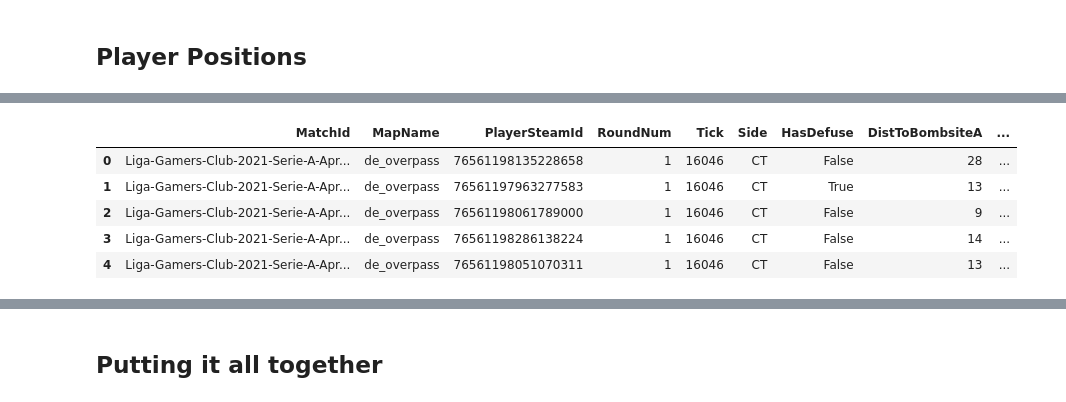
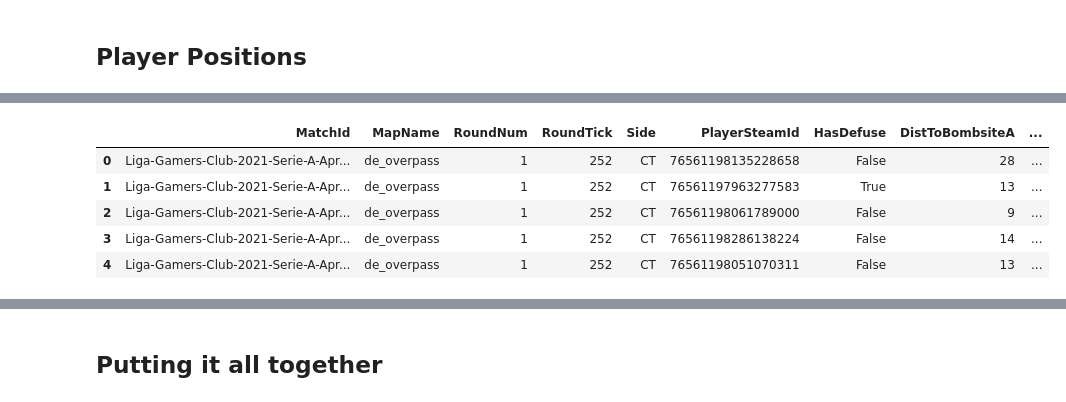
Before and after one commit to cameronshinn/csgo-wpc-rating, a Jupyter notebook: create_game_states.ipynb, the cells around one changed output, grey strips where cells are left out. Drawn from its saved outputs; the diff is of its cells as text; code cells hidden in the pictures.

```diff
--- a/create_game_states.ipynb
+++ b/create_game_states.ipynb
@@ -1,11 +1,10 @@
 # %%
 import pandas as pd
 
-damages_df = pd.read_csv('toy_dataset/Damages.csv', index_col=0)
-player_frames_df = pd.read_csv('toy_dataset/PlayerFrames.csv', index_col=0)
-bomb_events_df = pd.read_csv('toy_dataset/BombEvents.csv', index_col=0)
-rounds_df = pd.read_csv('toy_dataset/Rounds.csv', index_col=0)
-kills_df = pd.read_csv('toy_dataset/Kills.csv', index_col=0)
+damages_df = pd.read_csv('scrape_parse/Damages.csv', index_col=0)
+bomb_events_df = pd.read_csv('scrape_parse/BombEvents.csv', index_col=0)
+rounds_df = pd.read_csv('scrape_parse/Rounds.csv', index_col=0)
+kills_df = pd.read_csv('scrape_parse/Kills.csv', index_col=0)
 # %%
 rounds_df.head()
 # %% [output]
@@ -26,7 +25,8 @@ def keep_in_round_time(df):
     # df needs to have "MatchId", "MapName", "RoundNum" columns
     merged_df = df.merge(rounds_df[['MatchId', 'MapName', 'RoundNum', 'FreezeTimeEnd', 'EndTick']], how='left', on=['MatchId', 'MapName', 'RoundNum'], validate='many_to_one')
     merged_dropped_df = merged_df[(merged_df.Tick > merged_df.FreezeTimeEnd) & (merged_df.Tick <= merged_df.EndTick)]
-    return merged_dropped_df.drop(['FreezeTimeEnd', 'EndTick'], axis=1)
+    merged_dropped_df.insert(3, 'RoundTick', merged_dropped_df.Tick - merged_dropped_df.FreezeTimeEnd)
+    return merged_dropped_df.drop(['Tick', 'FreezeTimeEnd', 'EndTick'], axis=1)
 # %%
 # m_bomb_events_df = bomb_events_df.merge(rounds_df[['MatchId', 'MapName', 'RoundNum', 'FreezeTimeEnd', 'EndTick']], how='left', on=['MatchId', 'MapName', 'RoundNum'], validate='many_to_one')
 # m_bomb_events_df[(m_bomb_events_df.Tick <= m_bomb_events_df.FreezeTimeEnd) | (m_bomb_events_df.Tick > m_bomb_events_df.EndTick)]
@@ -172,13 +176,14 @@ player_frames_df.head()
 # %%
-player_frames_df = player_frames_df[['MatchId', 'MapName', 'PlayerSteamId', 'RoundNum', 'Tick', 'Side', 'HasDefuse', 'DistToBombsiteA', 'DistToBombsiteB']]
+player_frames_df = pd.read_csv('scrape_parse/PlayerFrames.csv', index_col=0, usecols=['MatchId', 'MapName', 'PlayerSteamId', 'RoundNum', 'Tick', 'Side', 'HasDefuse', 'DistToBombsiteA', 'DistToBombsiteB'])
+player_frames_df = keep_in_round_time(player_frames_df)
 player_frames_df.head()
 # %% [output]
-|  | MatchId | MapName | PlayerSteamId | RoundNum | Tick | Side | HasDefuse | DistToBombsiteA | ... |
-| 0 | Liga-Gamers-Club-2021-Serie-A-Apr... | de_overpass | 76561198135228658 | 1 | 16046 | CT | False | 28 | ... |
-| 1 | Liga-Gamers-Club-2021-Serie-A-Apr... | de_overpass | 76561197963277583 | 1 | 16046 | CT | True | 13 | ... |
-| 2 | Liga-Gamers-Club-2021-Serie-A-Apr... | de_overpass | 76561198061789000 | 1 | 16046 | CT | False | 9 | ... |
-| 3 | Liga-Gamers-Club-2021-Serie-A-Apr... | de_overpass | 76561198286138224 | 1 | 16046 | CT | False | 14 | ... |
-| 4 | Liga-Gamers-Club-2021-Serie-A-Apr... | de_overpass | 76561198051070311 | 1 | 16046 | CT | False | 13 | ... |
+|  | MatchId | MapName | RoundNum | RoundTick | Side | PlayerSteamId | HasDefuse | DistToBombsiteA | ... |
+| 0 | Liga-Gamers-Club-2021-Serie-A-Apr... | de_overpass | 1 | 252 | CT | 76561198135228658 | False | 28 | ... |
+| 1 | Liga-Gamers-Club-2021-Serie-A-Apr... | de_overpass | 1 | 252 | CT | 76561197963277583 | True | 13 | ... |
+| 2 | Liga-Gamers-Club-2021-Serie-A-Apr... | de_overpass | 1 | 252 | CT | 76561198061789000 | False | 9 | ... |
+| 3 | Liga-Gamers-Club-2021-Serie-A-Apr... | de_overpass | 1 | 252 | CT | 76561198286138224 | False | 14 | ... |
+| 4 | Liga-Gamers-Club-2021-Serie-A-Apr... | de_overpass | 1 | 252 | CT | 76561198051070311 | False | 13 | ... |
 # %%
 player_frames_df.drop('PlayerSteamId', axis=1, inplace=True)
 t_player_frames_df = player_frames_df[player_frames_df.Side == 'T'].drop(['Side', 'HasDefuse'], axis=1)  # Only Counter-Terrorists can buy defuse kits
```
Also changed, not shown: parts of 22 cells of this notebook, 2 other files.
